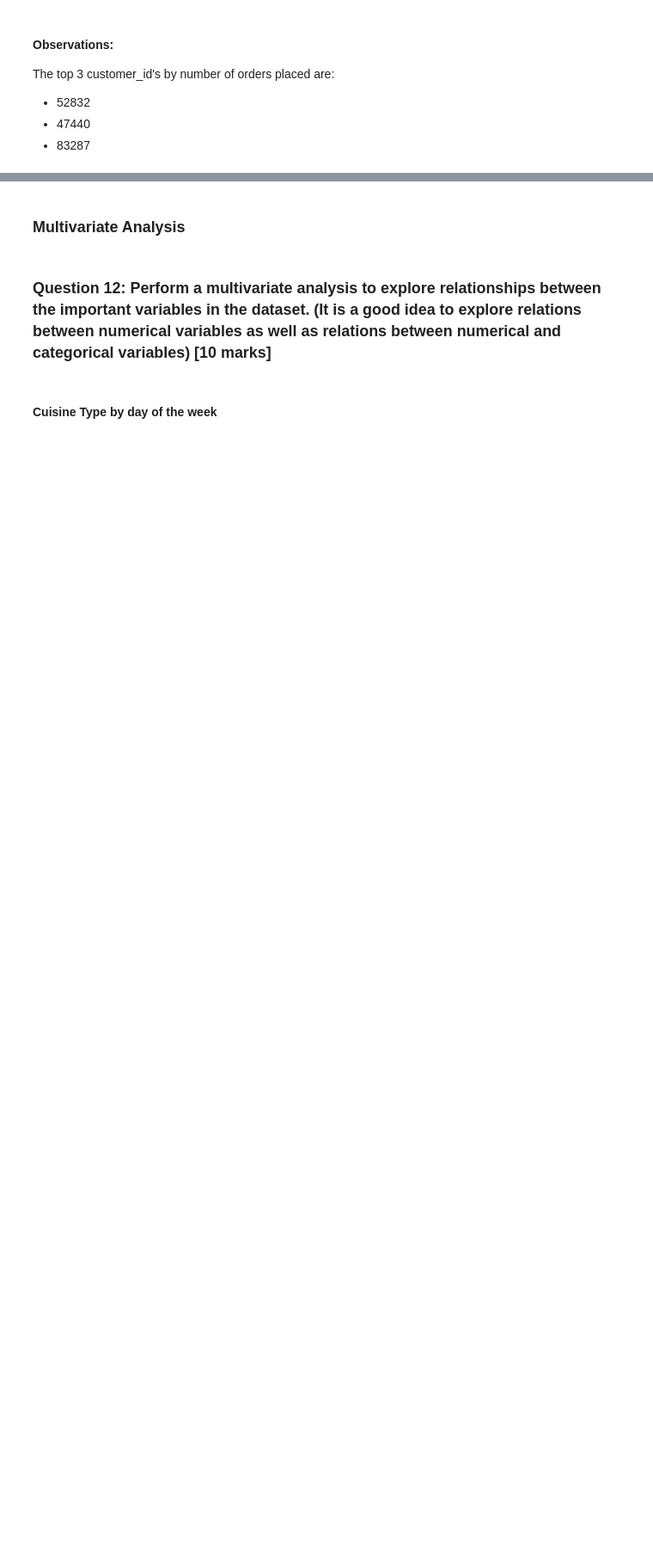
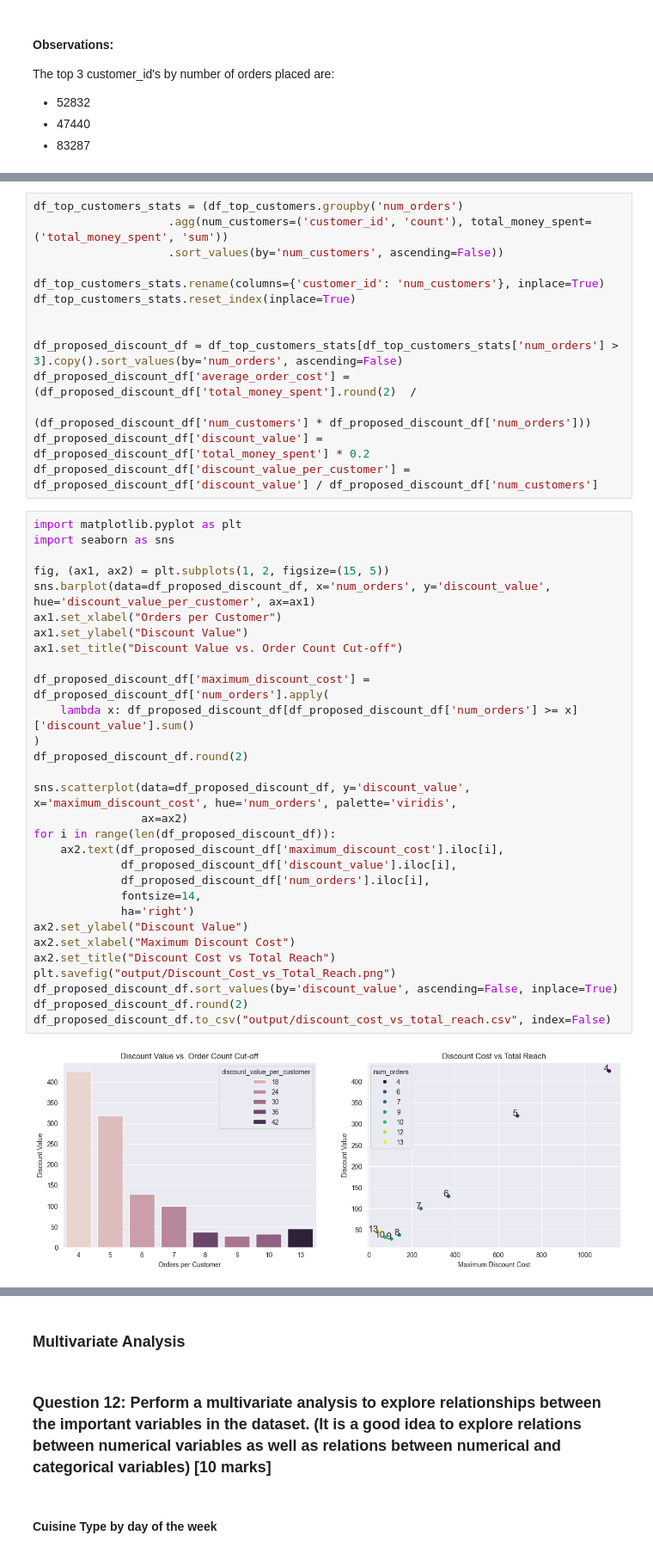
Before and after one commit to DanielLevenstein/FoodHub_UT_ML_Project1, a Jupyter notebook: FoodHubDataAnalysis.ipynb, the cells around one changed output, grey strips where cells are left out. Shown at 86% size. Drawn from its saved outputs; the diff is of its cells as text; blank space fills up the shorter version.

```diff
--- a/FoodHubDataAnalysis.ipynb
+++ b/FoodHubDataAnalysis.ipynb
@@ -453,0 +424,46 @@ The top 3 customer_id's by number of orders placed are:
+# %%
+df_top_customers_stats = (df_top_customers.groupby('num_orders')
+                    .agg(num_customers=('customer_id', 'count'), total_money_spent=('total_money_spent', 'sum'))
+                    .sort_values(by='num_customers', ascending=False))
+
+df_top_customers_stats.rename(columns={'customer_id': 'num_customers'}, inplace=True)
+df_top_customers_stats.reset_index(inplace=True)
+
+
+df_proposed_discount_df = df_top_customers_stats[df_top_customers_stats['num_orders'] > 3].copy().sort_values(by='num_orders', ascending=False)
+df_proposed_discount_df['average_order_cost'] = (df_proposed_discount_df['total_money_spent'].round(2)  /
+                                                 (df_proposed_discount_df['num_customers'] * df_proposed_discount_df['num_orders']))
+df_proposed_discount_df['discount_value'] = df_proposed_discount_df['total_money_spent'] * 0.2
+df_proposed_discount_df['discount_value_per_customer'] = df_proposed_discount_df['discount_value'] / df_proposed_discount_df['num_customers']
+# %%
+import matplotlib.pyplot as plt
+import seaborn as sns
+
+fig, (ax1, ax2) = plt.subplots(1, 2, figsize=(15, 5))
+sns.barplot(data=df_proposed_discount_df, x='num_orders', y='discount_value', hue='discount_value_per_customer', ax=ax1)
+ax1.set_xlabel("Orders per Customer")
+ax1.set_ylabel("Discount Value")
+ax1.set_title("Discount Value vs. Order Count Cut-off")
+
+df_proposed_discount_df['maximum_discount_cost'] = df_proposed_discount_df['num_orders'].apply(
+    lambda x: df_proposed_discount_df[df_proposed_discount_df['num_orders'] >= x]['discount_value'].sum()
+)
+df_proposed_discount_df.round(2)
+
+sns.scatterplot(data=df_proposed_discount_df, y='discount_value', x='maximum_discount_cost', hue='num_orders', palette='viridis',
+                ax=ax2)
+for i in range(len(df_proposed_discount_df)):
+    ax2.text(df_proposed_discount_df['maximum_discount_cost'].iloc[i],
+             df_proposed_discount_df['discount_value'].iloc[i],
+             df_proposed_discount_df['num_orders'].iloc[i],
+             fontsize=14,
+             ha='right')
+ax2.set_ylabel("Discount Value")
+ax2.set_xlabel("Maximum Discount Cost")
+ax2.set_title("Discount Cost vs Total Reach")
+plt.savefig("output/Discount_Cost_vs_Total_Reach.png")
+df_proposed_discount_df.sort_values(by='discount_value', ascending=False, inplace=True)
+df_proposed_discount_df.round(2)
+df_proposed_discount_df.to_csv("output/discount_cost_vs_total_reach.csv", index=False)
+# %% [output]
+[figure, added]
```
Also changed, not shown: parts of 18 cells of this notebook, 6 other files.
